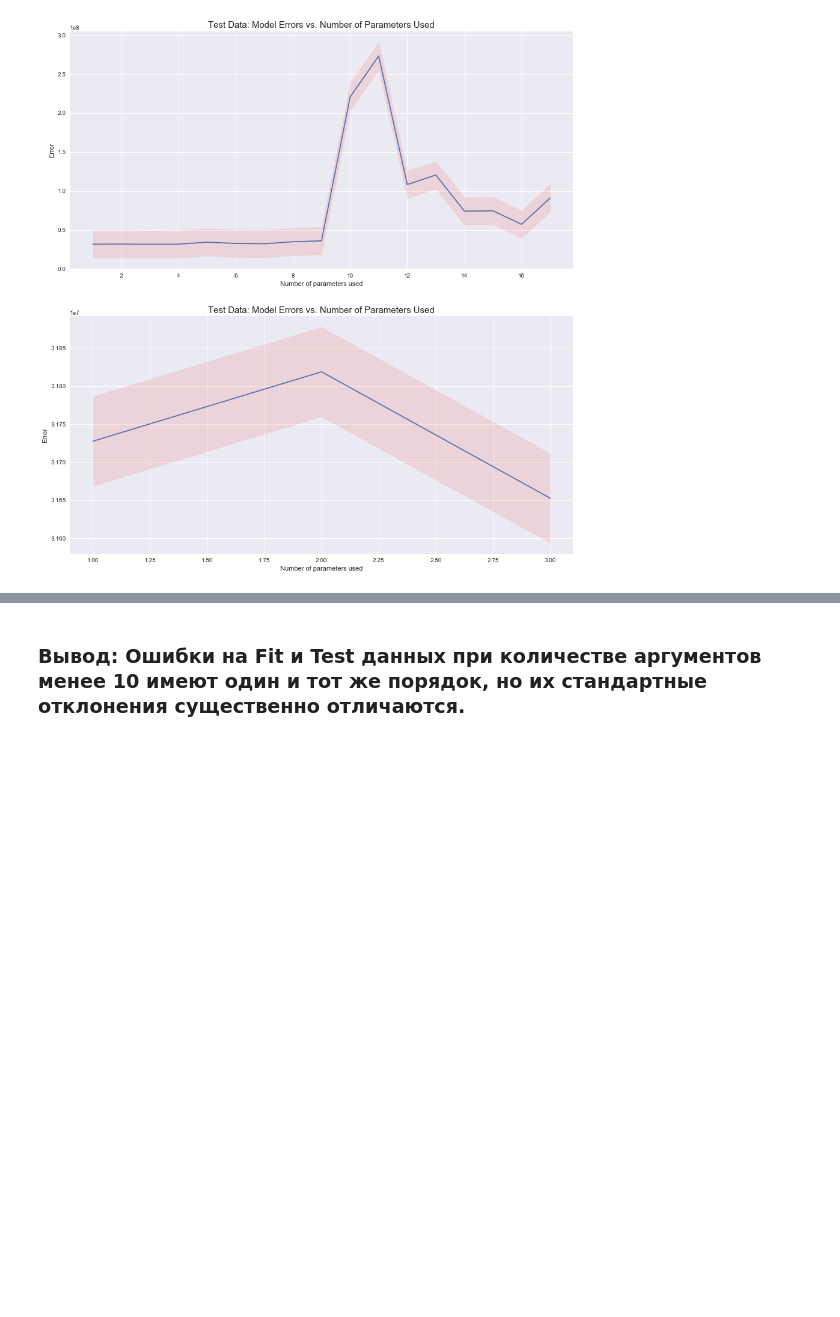
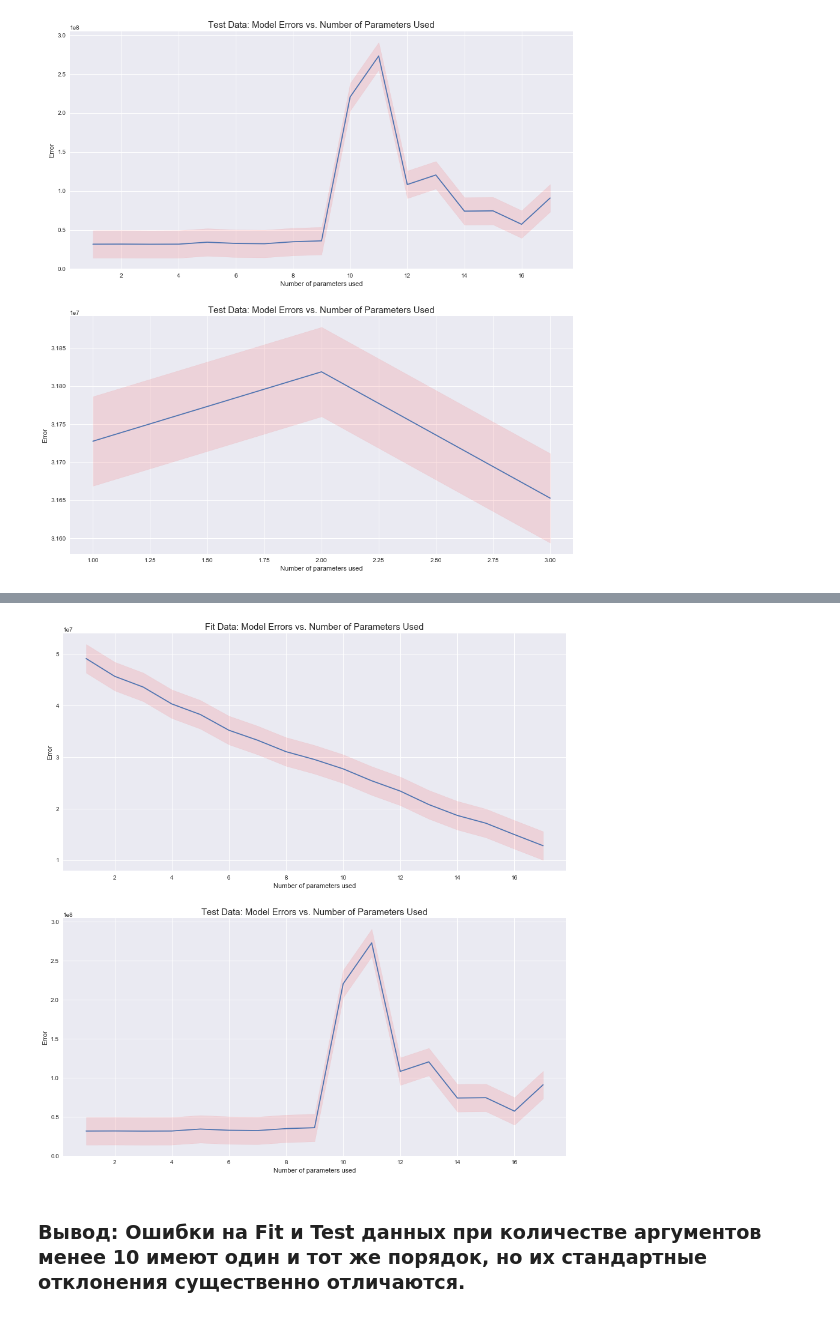
Before and after one commit to Intelligent-Systems-Phystech/StartCode, a Jupyter notebook: Akhiarov2018Problem20/main.ipynb, the cells around one changed output, grey strips where cells are left out. Saved outputs shown, nothing was run; the diff lists cells and outputs as text; code cells hidden in the pictures; blank space fills up the shorter version.

Commit message:
Added Final Picture
Added Final Picture of Errors & Standard Deviations on Fit & Test Data for number of parameters up to 17

```diff
--- a/Akhiarov2018Problem20/main.ipynb
+++ b/Akhiarov2018Problem20/main.ipynb
@@ -372,3 +374,39 @@ ax[1].grid()
+# %%
+param_limit = 17
+
+fit_sigma = (np.sqrt((np.cumsum((fit_errors[:param_limit] - np.mean(fit_errors[:param_limit])) ** 2))[-1:].values)) / (len(fit_errors[:param_limit]) - 1)
+test_sigma = (np.sqrt((np.cumsum((test_errors[:param_limit] - np.mean(test_errors[:param_limit])) ** 2))[-1:].values)) / (len(test_errors[:param_limit]) - 1)
+
+sns.set(style='dark')
+fig, ax = plt.subplots(nrows=2, ncols=1, figsize=(15, 8 * 2))
+
+#
+# Fit period errors
+#
+
+ax[0].plot(fit_errors[:param_limit], label='Fit Errors');
+ax[0].fill_between(list(range(1, len(fit_errors[:param_limit]) + 1)), fit_errors[:param_limit] - fit_sigma,
+                     fit_errors[:param_limit] + fit_sigma, alpha=0.1,
+                     color="r")
+ax[0].set_title('Fit Data: Model Errors vs. Number of Parameters Used', fontsize=15)
+ax[0].set_ylabel('Error')
+ax[0].set_xlabel('Number of parameters used')
+ax[0].grid()
+
+#
+# Test period errors with number of parameters up to 'param_limit'
+#
+
+ax[1].plot(test_errors[:param_limit], label='Test Errors');
+ax[1].fill_between(list(range(1, len(test_errors[:param_limit]) + 1)), test_errors[:param_limit] - test_sigma,
+                     test_errors[:param_limit] + test_sigma, alpha=0.1,
+                     color="r")
+ax[1].set_title('Test Data: Model Errors vs. Number of Parameters Used', fontsize=15)
+ax[1].set_ylabel('Error')
+ax[1].set_xlabel('Number of parameters used')
+ax[1].grid()
+# %% [output]
+[figure, added]
 # %% [markdown]
 ### Вывод: Ошибки на Fit и Test данных при количестве аргументов менее 10 имеют один и тот же порядок, но их стандартные отклонения существенно отличаются.
 # %%
```
Also changed, not shown: parts of 1 cell of this notebook.
